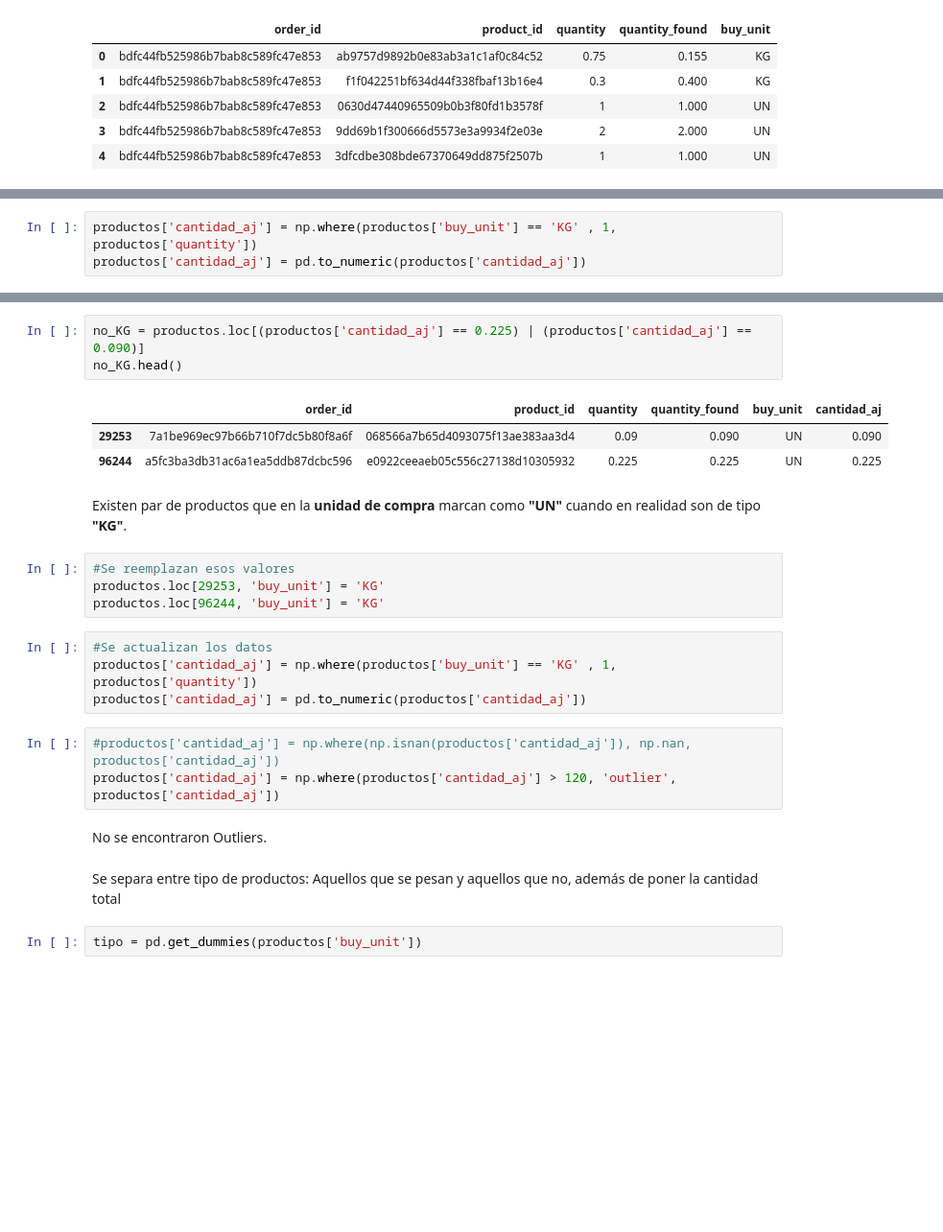
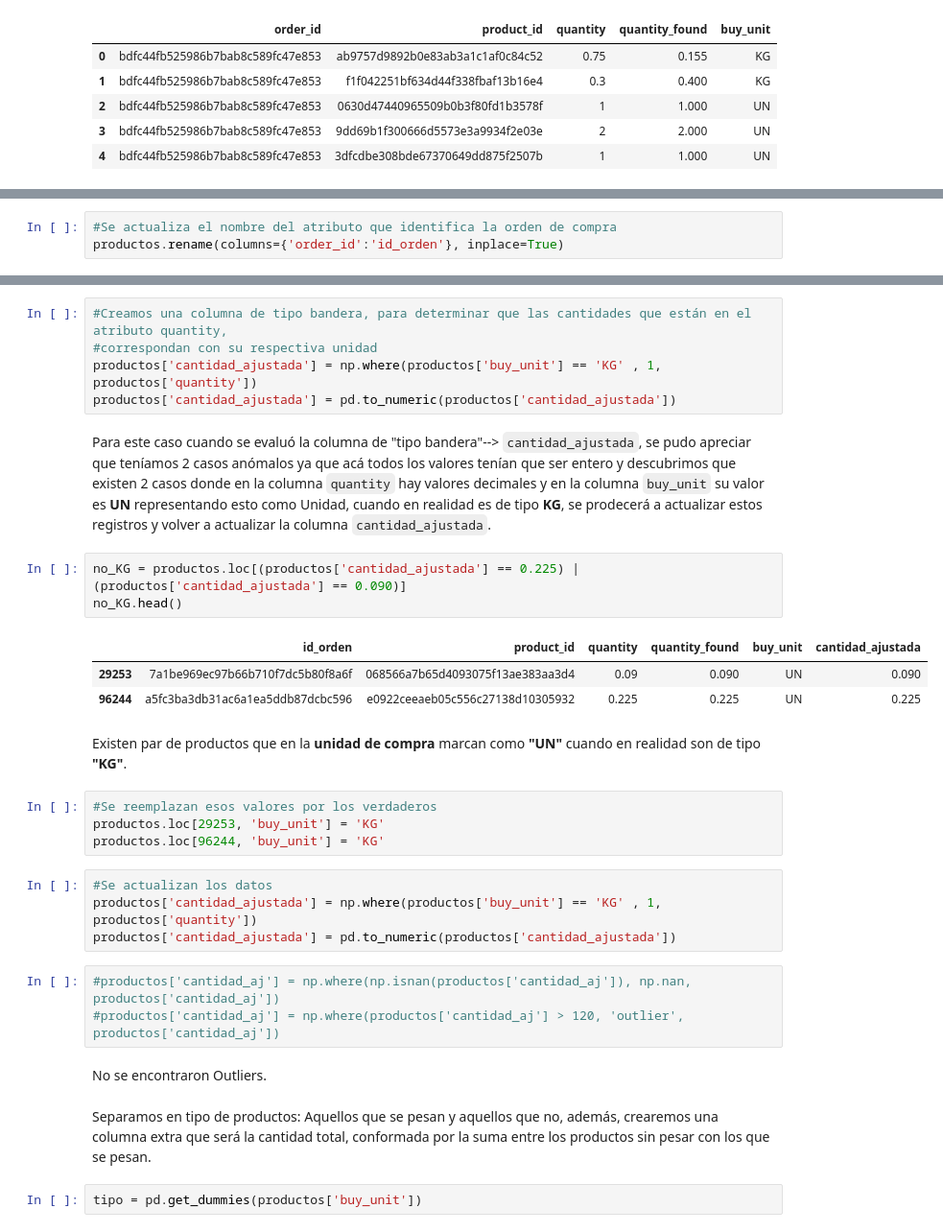
Before and after one commit to callejasv1/proyecto_oraculo, a Jupyter notebook: ProyectoV_Original.ipynb, the cells around one changed output, grey strips where cells are left out. Shown at 96% size. Cells and saved outputs as stored; diff of their text form; blank space fills up the shorter version.

Commit message:
actualización documentación

```diff
--- a/ProyectoV_Original.ipynb
+++ b/ProyectoV_Original.ipynb
@@ -55,3 +95,3 @@ Aquellos productos que se pesan, se contabilizan como 1. Además se remueven out
-# %%
-productos['cantidad_aj'] = np.where(productos['buy_unit'] == 'KG' , 1, productos['quantity'])
-productos['cantidad_aj'] = pd.to_numeric(productos['cantidad_aj'])
+# %%
+#Se actualiza el nombre del atributo que identifica la orden de compra
+productos.rename(columns={'order_id':'id_orden'}, inplace=True)
@@ -58,27 +118,34 @@ productos['cantidad_aj'] = pd.to_numeric(productos['cantidad_aj'])
+# %%
+#Creamos una columna de tipo bandera, para determinar que las cantidades que están en el atributo quantity,
+#correspondan con su respectiva unidad
+productos['cantidad_ajustada'] = np.where(productos['buy_unit'] == 'KG' , 1, productos['quantity'])
+productos['cantidad_ajustada'] = pd.to_numeric(productos['cantidad_ajustada'])
+# %% [markdown]
+Para este caso cuando se evaluó la columna de "tipo bandera"--> `cantidad_ajustada`, se pudo apreciar que teníamos 2 casos anómalos ya que acá todos los valores tenían que ser entero y descubrimos que existen 2 casos donde en la columna `quantity` hay valores decimales y en la columna `buy_unit` su valor es __UN__ representando esto como Unidad, cuando en realidad es de tipo __KG__, se prodecerá a actualizar estos registros y volver a actualizar la columna `cantidad_ajustada`.
 # %%
-no_KG = productos.loc[(productos['cantidad_aj'] == 0.225) | (productos['cantidad_aj'] == 0.090)]
+no_KG = productos.loc[(productos['cantidad_ajustada'] == 0.225) | (productos['cantidad_ajustada'] == 0.090)]
 no_KG.head()
 # %% [output]
-|  | order_id | product_id | quantity | quantity_found | buy_unit | cantidad_aj |
+|  | id_orden | product_id | quantity | quantity_found | buy_unit | cantidad_ajustada |
 | 29253 | 7a1be969ec97b66b710f7dc5b80f8a6f | 068566a7b65d4093075f13ae383aa3d4 | 0.09 | 0.090 | UN | 0.090 |
 | 96244 | a5fc3ba3db31ac6a1ea5ddb87dcbc596 | e0922ceeaeb05c556c27138d10305932 | 0.225 | 0.225 | UN | 0.225 |
 # %% [markdown]
 Existen par de productos que en la __unidad de compra__ marcan como __"UN"__ cuando en realidad son de tipo __"KG"__.
 # %%
-#Se reemplazan esos valores
+#Se reemplazan esos valores por los verdaderos
 productos.loc[29253, 'buy_unit'] = 'KG'
 productos.loc[96244, 'buy_unit'] = 'KG'
 # %%
 #Se actualizan los datos
-productos['cantidad_aj'] = np.where(productos['buy_unit'] == 'KG' , 1, productos['quantity'])
-productos['cantidad_aj'] = pd.to_numeric(productos['cantidad_aj'])
+productos['cantidad_ajustada'] = np.where(productos['buy_unit'] == 'KG' , 1, productos['quantity'])
+productos['cantidad_ajustada'] = pd.to_numeric(productos['cantidad_ajustada'])
 # %%
 #productos['cantidad_aj'] = np.where(np.isnan(productos['cantidad_aj']), np.nan, productos['cantidad_aj'])
-productos['cantidad_aj'] = np.where(productos['cantidad_aj'] > 120, 'outlier', productos['cantidad_aj'])
+#productos['cantidad_aj'] = np.where(productos['cantidad_aj'] > 120, 'outlier', productos['cantidad_aj'])
 # %% [markdown]
 No se encontraron Outliers.
 # %% [markdown]
-Se separa entre tipo de productos: Aquellos que se pesan y aquellos que no, además de poner la cantidad total
+Separamos en tipo de productos: Aquellos que se pesan y aquellos que no, además, crearemos una columna extra que será la cantidad total, conformada por la suma entre los productos sin pesar con los que se pesan.
 # %%
 tipo = pd.get_dummies(productos['buy_unit'])
 # %%
```
Also changed, not shown: parts of 63 cells of this notebook, 1 other file.
